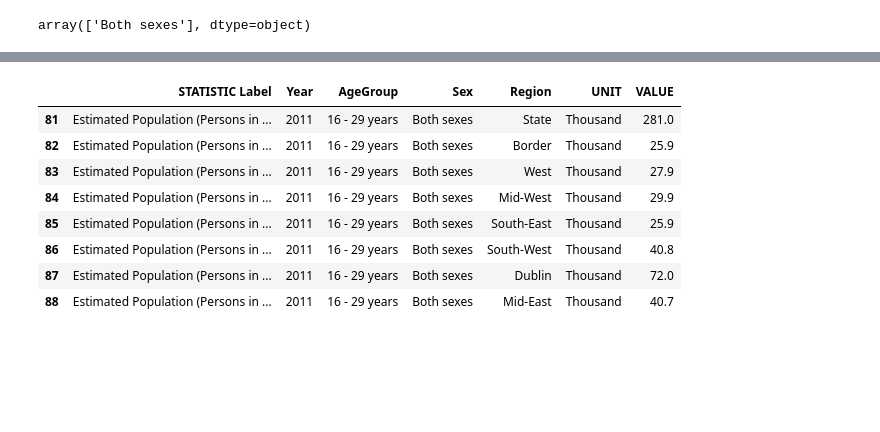
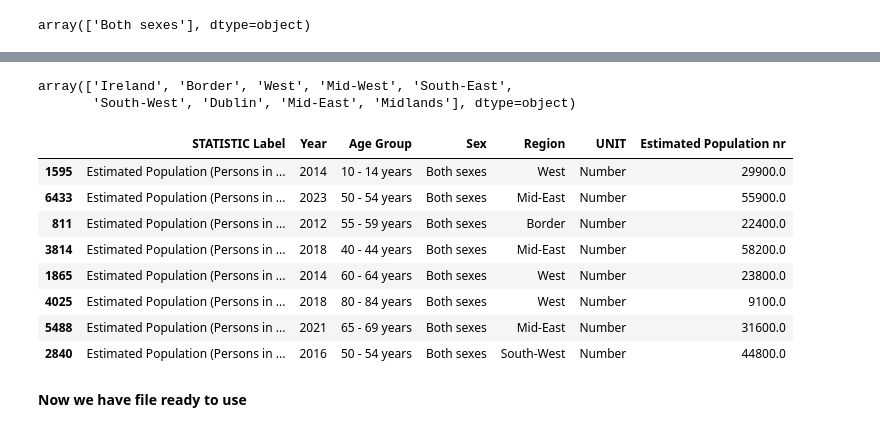
Before and after one commit to Natidhcp/MSc_DA, a Jupyter notebook: PEA04.ipynb, the cells around one changed output, grey strips where cells are left out. Cells and saved outputs as stored; diff of their text form; code cells hidden in the pictures; blank space fills up the shorter version.

```diff
--- a/PEA04.ipynb
+++ b/PEA04.ipynb
@@ -172,15 +87,32 @@ df_pop = df_pop.drop(columns=["Converted Age"])
+# %%
+df_pop = df_pop.replace('Midland', 'Midlands')
+# %%
+#Renaming last column with values
+df_pop = df_pop.rename(columns={'VALUE': 'Estimated Population nr'})
+# %%
+#Multipliyng values by 1000
+df_pop['Estimated Population nr'] = df_pop['Estimated Population nr'].mul(1000)
+# %%
+#Now we have 'Number' as a UNIT
+df_pop = df_pop.replace('Thousand', 'Number')
+# %%
+#Checking region values
+df_pop.Region.unique()
+# %% [output]
+array(['Ireland', 'Border', 'West', 'Mid-West', 'South-East',
+       'South-West', 'Dublin', 'Mid-East', 'Midlands'], dtype=object)
 # %%
-#one last check
-df_pop.head(8)
+#last final check
+df_pop.sample(8)
 # %% [output]
-|  | STATISTIC Label | Year | AgeGroup | Sex | Region | UNIT | VALUE |
-| 81 | Estimated Population (Persons in ... | 2011 | 16 - 29 years | Both sexes | State | Thousand | 281.0 |
-| 82 | Estimated Population (Persons in ... | 2011 | 16 - 29 years | Both sexes | Border | Thousand | 25.9 |
-| 83 | Estimated Population (Persons in ... | 2011 | 16 - 29 years | Both sexes | West | Thousand | 27.9 |
-| 84 | Estimated Population (Persons in ... | 2011 | 16 - 29 years | Both sexes | Mid-West | Thousand | 29.9 |
-| 85 | Estimated Population (Persons in ... | 2011 | 16 - 29 years | Both sexes | South-East | Thousand | 25.9 |
-| 86 | Estimated Population (Persons in ... | 2011 | 16 - 29 years | Both sexes | South-West | Thousand | 40.8 |
-| 87 | Estimated Population (Persons in ... | 2011 | 16 - 29 years | Both sexes | Dublin | Thousand | 72.0 |
-| 88 | Estimated Population (Persons in ... | 2011 | 16 - 29 years | Both sexes | Mid-East | Thousand | 40.7 |
+|  | STATISTIC Label | Year | Age Group | Sex | Region | UNIT | Estimated Population nr |
+| 1595 | Estimated Population (Persons in ... | 2014 | 10 - 14 years | Both sexes | West | Number | 29900.0 |
+| 6433 | Estimated Population (Persons in ... | 2023 | 50 - 54 years | Both sexes | Mid-East | Number | 55900.0 |
+| 811 | Estimated Population (Persons in ... | 2012 | 55 - 59 years | Both sexes | Border | Number | 22400.0 |
+| 3814 | Estimated Population (Persons in ... | 2018 | 40 - 44 years | Both sexes | Mid-East | Number | 58200.0 |
+| 1865 | Estimated Population (Persons in ... | 2014 | 60 - 64 years | Both sexes | West | Number | 23800.0 |
+| 4025 | Estimated Population (Persons in ... | 2018 | 80 - 84 years | Both sexes | West | Number | 9100.0 |
+| 5488 | Estimated Population (Persons in ... | 2021 | 65 - 69 years | Both sexes | Mid-East | Number | 31600.0 |
+| 2840 | Estimated Population (Persons in ... | 2016 | 50 - 54 years | Both sexes | South-West | Number | 44800.0 |
 # %%
 #Export DataFrame to a csv File
@@ -187,0 +120,2 @@ df_pop.to_csv("e_population_cleared.csv", index = False)
+# %% [markdown]
+**Now we have file ready to use**
```
Also changed, not shown: parts of 18 cells of this notebook, 1 other file.
